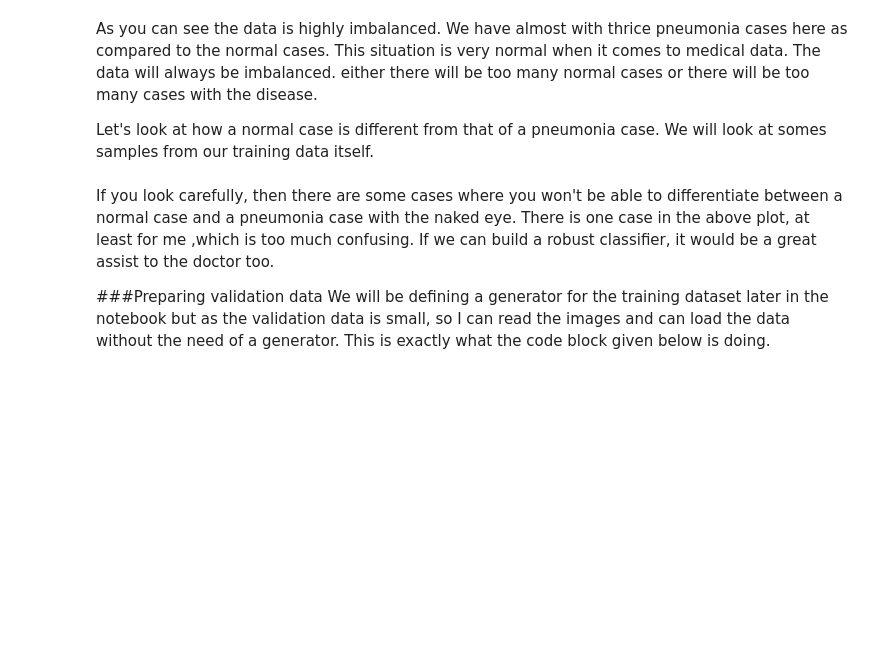
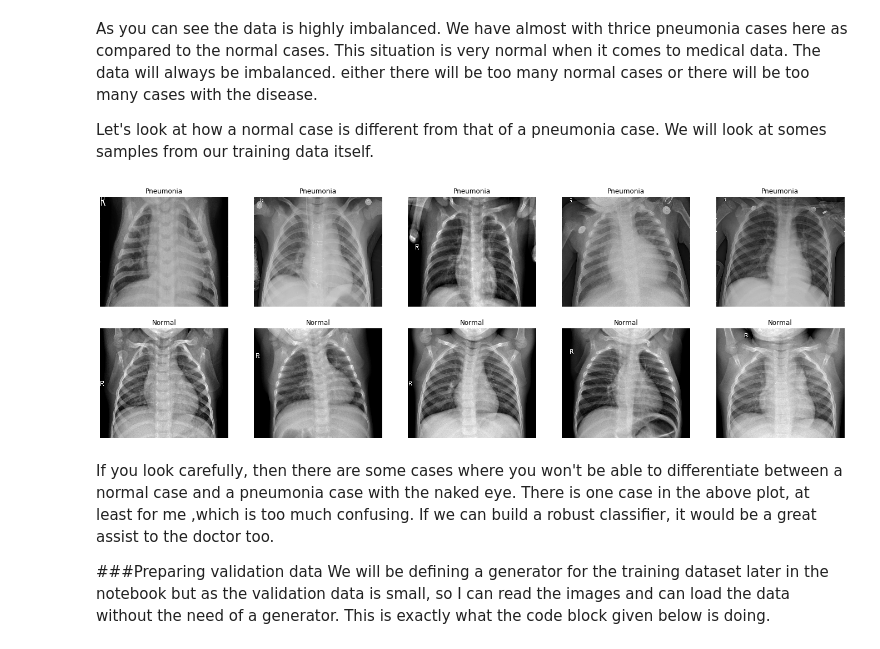
Before and after one commit to LarsAmker/ExplainGAN, a Jupyter notebook: Pneumonia.ipynb, the cells around one changed output. Saved outputs shown, nothing was run; the diff lists cells and outputs as text; code cells hidden in the pictures; blank space fills up the shorter version.

```diff
--- a/Pneumonia.ipynb
+++ b/Pneumonia.ipynb
@@ -167,24 +172,26 @@ Let's look at how a normal case is different from that of a pneumonia case. We w
 # %%
 # Get few samples for both the classes
 pneumonia_samples = (train_data[train_data['label']==1]['image'].iloc[:5]).tolist()
 normal_samples = (train_data[train_data['label']==0]['image'].iloc[:5]).tolist()
 
 # Concat the data in a single list and del the above two list
 samples = pneumonia_samples + normal_samples
 del pneumonia_samples, normal_samples
 
 # Plot the data
-f, ax = plt.subplots(2,5, figsize=(30,10))
+f, ax = plt.subplots(2,5, figsize=(24,8))
 for i in range(10):
     img = imread(samples[i])
     ax[i//5, i%5].imshow(img, cmap='gray')
     if i<5:
         ax[i//5, i%5].set_title("Pneumonia")
     else:
         ax[i//5, i%5].set_title("Normal")
     ax[i//5, i%5].axis('off')
     ax[i//5, i%5].set_aspect('auto')
 plt.show()
+# %% [output]
+[figure, added]
 # %% [markdown]
 If you look carefully, then there are some cases where you won't be able to differentiate between a normal case and a pneumonia case with the naked eye. There is one case in the above plot, at least for me ,which is too much confusing. If we can build a robust classifier, it would be a great assist to the doctor too.
 
```
Also changed, not shown: parts of 3 cells of this notebook.
